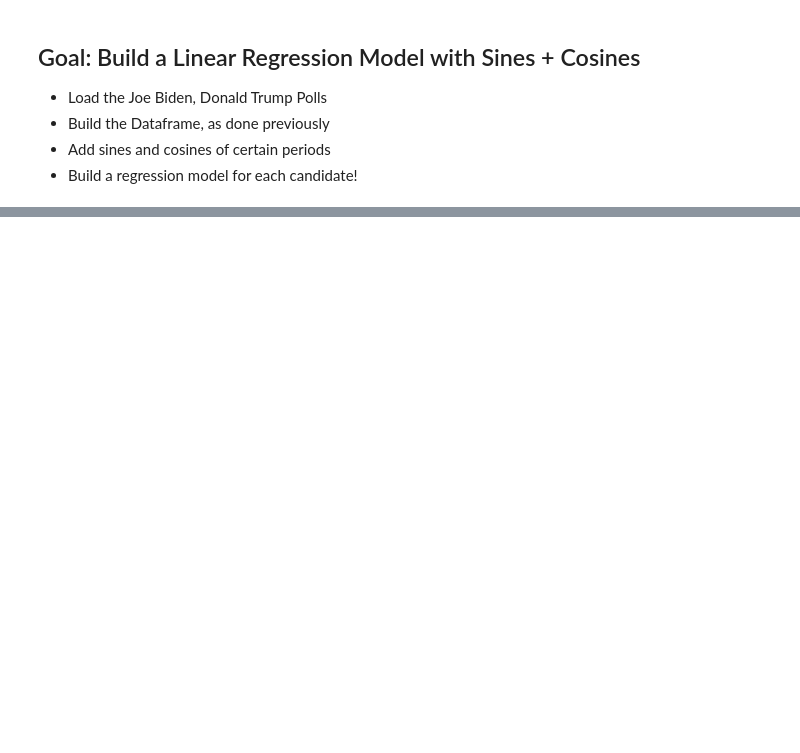
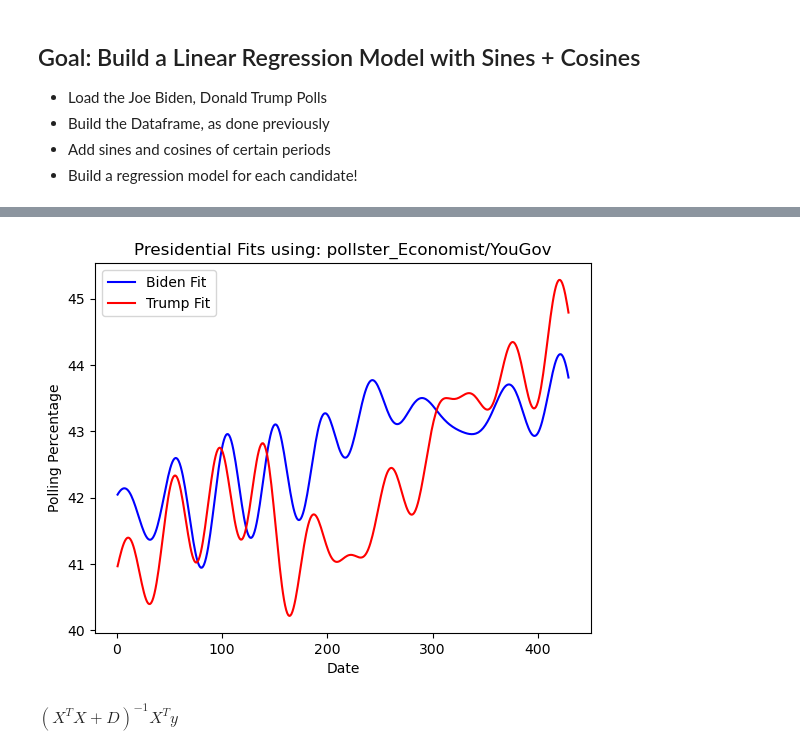
Before and after one commit to robertfeldstein/Election2024, a Jupyter notebook: linearsinemodel.ipynb, the cells around one changed output, grey strips where cells are left out. Cells and saved outputs as stored; diff of their text form; code cells hidden in the pictures; blank space fills up the shorter version.

```diff
--- a/linearsinemodel.ipynb
+++ b/linearsinemodel.ipynb
@@ -81,0 +245,9 @@ plt.show()
+# %%
+#Choose a "median" pollster like YouGov
+poll_company = "pollster_Economist/YouGov"
+prediction_df = craft_prediction_df(poll_company)
+jbpredictions = jbmodel.predict(prediction_df)
+dtpredictions = dtmodel.predict(prediction_df)
+plot_predictions(jbpredictions, dtpredictions, prediction_df, poll_company = poll_company)
+# %% [output]
+[figure, added]
@@ -81,0 +256,2 @@ plt.show()
+# %% [markdown]
+$(X^TX+D)^{-1} X^Ty$
```
Also changed, not shown: parts of 13 cells of this notebook, 6 other files.
